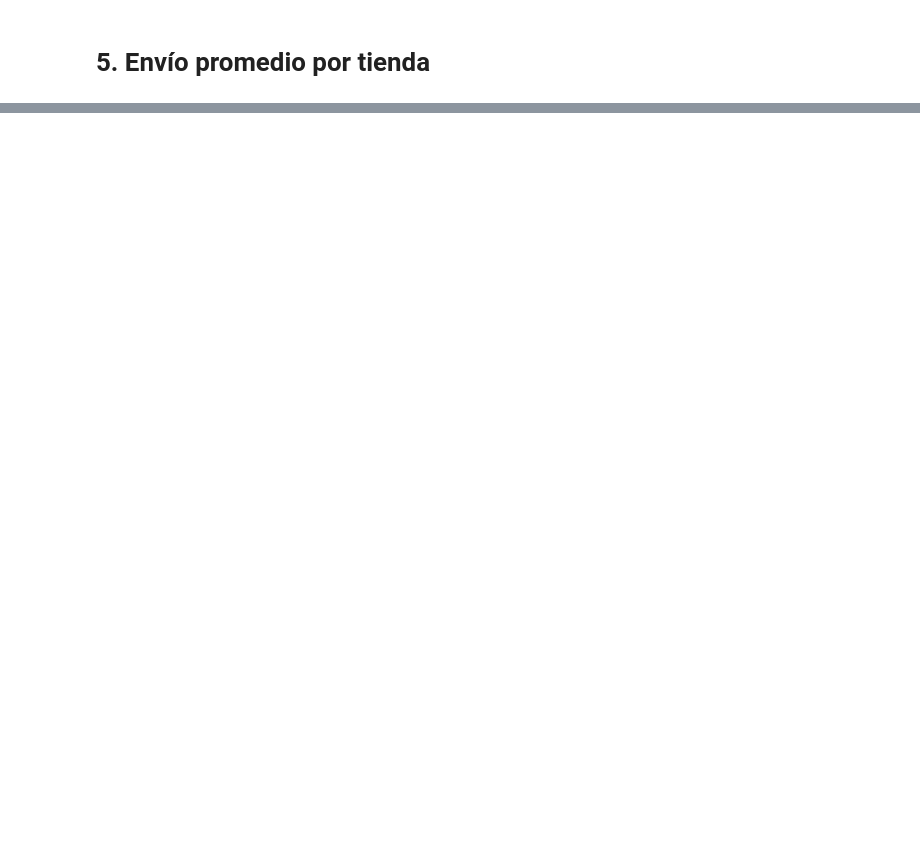
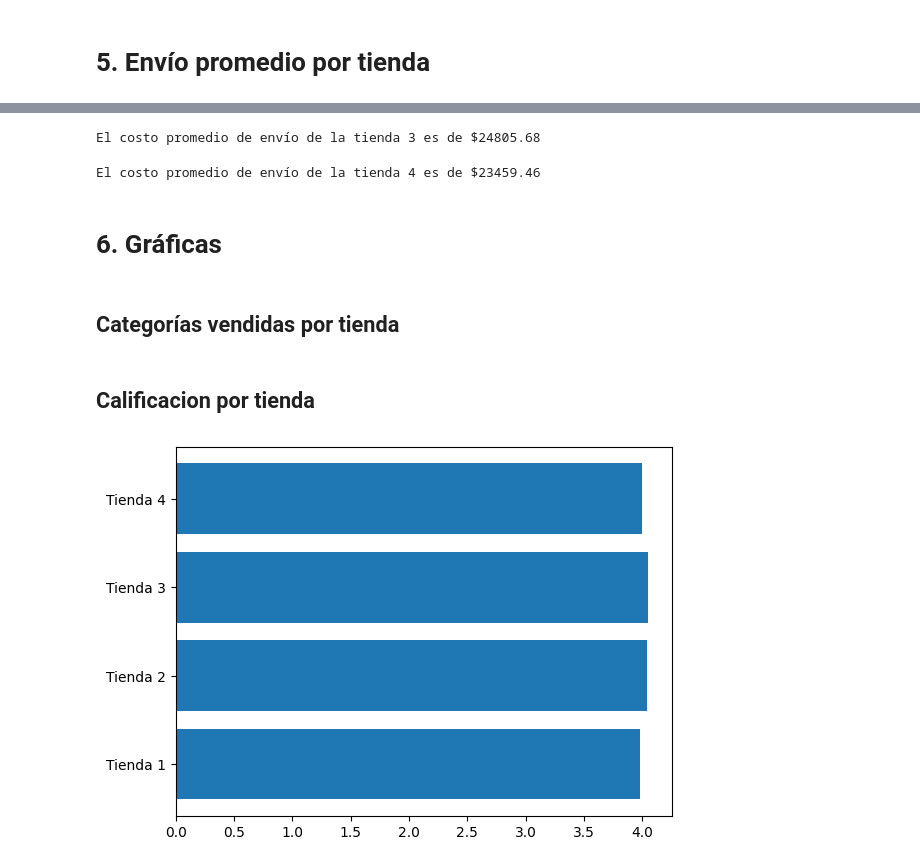
Before and after one commit to DiegoBecerra-lab/Desafio-1-AluraLatam, a Jupyter notebook: AluraStoreLatam.ipynb, the cells around one changed output, grey strips where cells are left out. Saved outputs shown, nothing was run; the diff lists cells and outputs as text; code cells hidden in the pictures; blank space fills up the shorter version.

```diff
--- a/AluraStoreLatam.ipynb
+++ b/AluraStoreLatam.ipynb
@@ -30,2 +165,5 @@ tienda.head()
 # %% [markdown]
 # 3. Calificación promedio de la tienda
+# %%
+calificacion_tienda1=tienda['Calificación'].mean()
+print(f'La calificación promedio de la tienda 1 es: {round(calificacion_tienda1,2)}')
@@ -31,0 +172,3 @@ tienda.head()
+# %%
+calificacion_tienda2=tienda2['Calificación'].mean()
+print(f'La calificación promedio de la tienda 2 es: {round(calificacion_tienda2,2)}')
@@ -31,0 +177,3 @@ tienda.head()
+# %%
+calificacion_tienda3=tienda3['Calificación'].mean()
+print(f'La calificación promedio de la tienda 3 es: {round(calificacion_tienda3,2)}')
@@ -31,0 +182,3 @@ tienda.head()
+# %%
+calificacion_tienda4=tienda4['Calificación'].mean()
+print(f'La calificación promedio de la tienda 4 es: {round(calificacion_tienda4,2)}')
@@ -35,0 +297,26 @@ tienda.head()
+# %%
+costo_envio_tienda3=tienda3['Costo de envío'].mean()
+print(f'El costo promedio de envío de la tienda 3 es de ${round(costo_envio_tienda3, 2)}')
+# %% [output]
+El costo promedio de envío de la tienda 3 es de $24805.68
+# %%
+costo_envio_tienda4=tienda4['Costo de envío'].mean()
+print(f'El costo promedio de envío de la tienda 4 es de ${round(costo_envio_tienda4, 2)}')
+# %% [output]
+El costo promedio de envío de la tienda 4 es de $23459.46
+# %% [markdown]
+# 6. **Gráficas**
+# %% [markdown]
+## Categorías vendidas por tienda
+# %% [markdown]
+## Calificacion por tienda
+# %%
+import matplotlib.pyplot as plt
+
+tiendas=['Tienda 1', 'Tienda 2', 'Tienda 3', 'Tienda 4']
+calificaciones=[calificacion_tienda1, calificacion_tienda2, calificacion_tienda3, calificacion_tienda4]
+fig, ax= plt.subplots()
+ax.barh(tiendas, calificaciones)
+plt.show()
+# %% [output]
+[figure, added]
```
Also changed, not shown: parts of 33 cells of this notebook.
